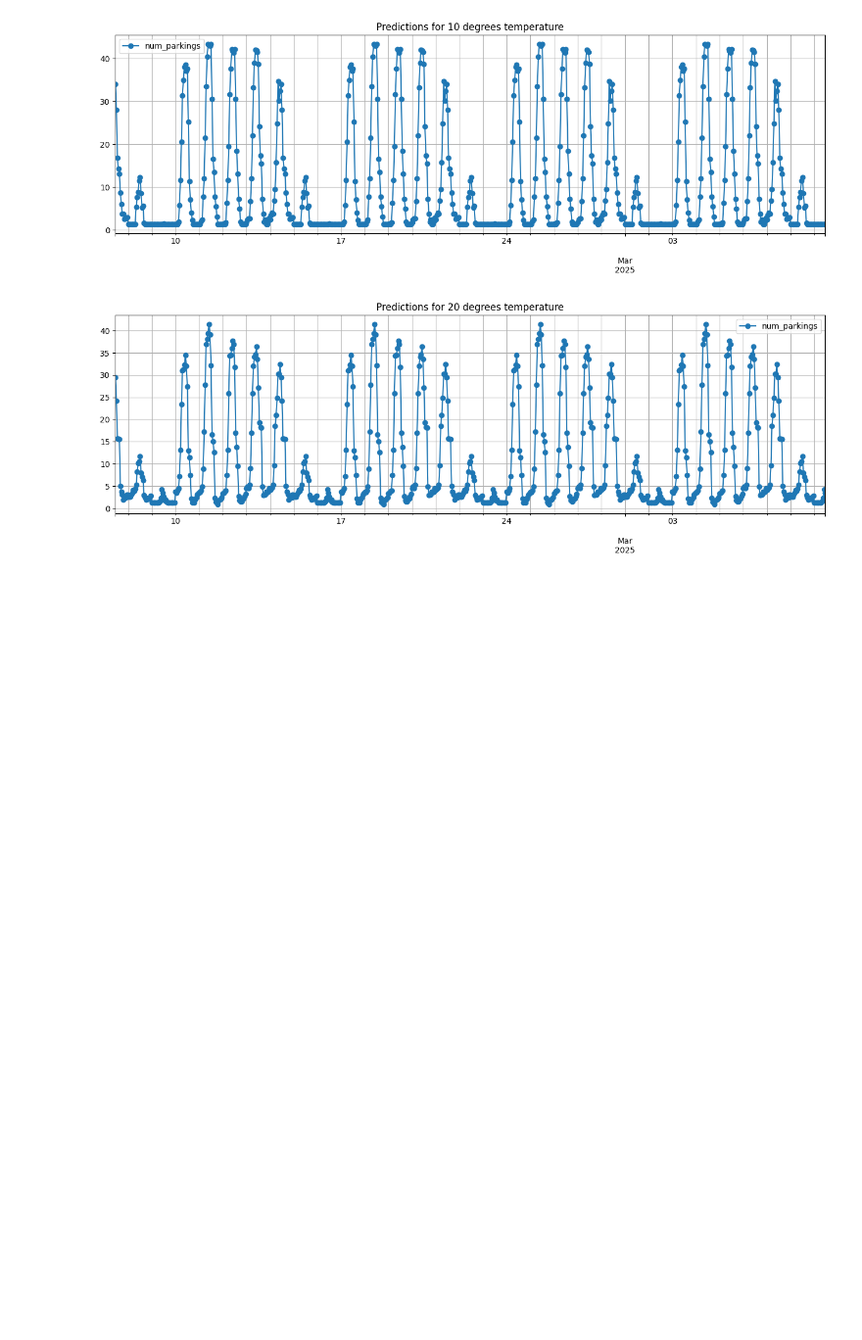
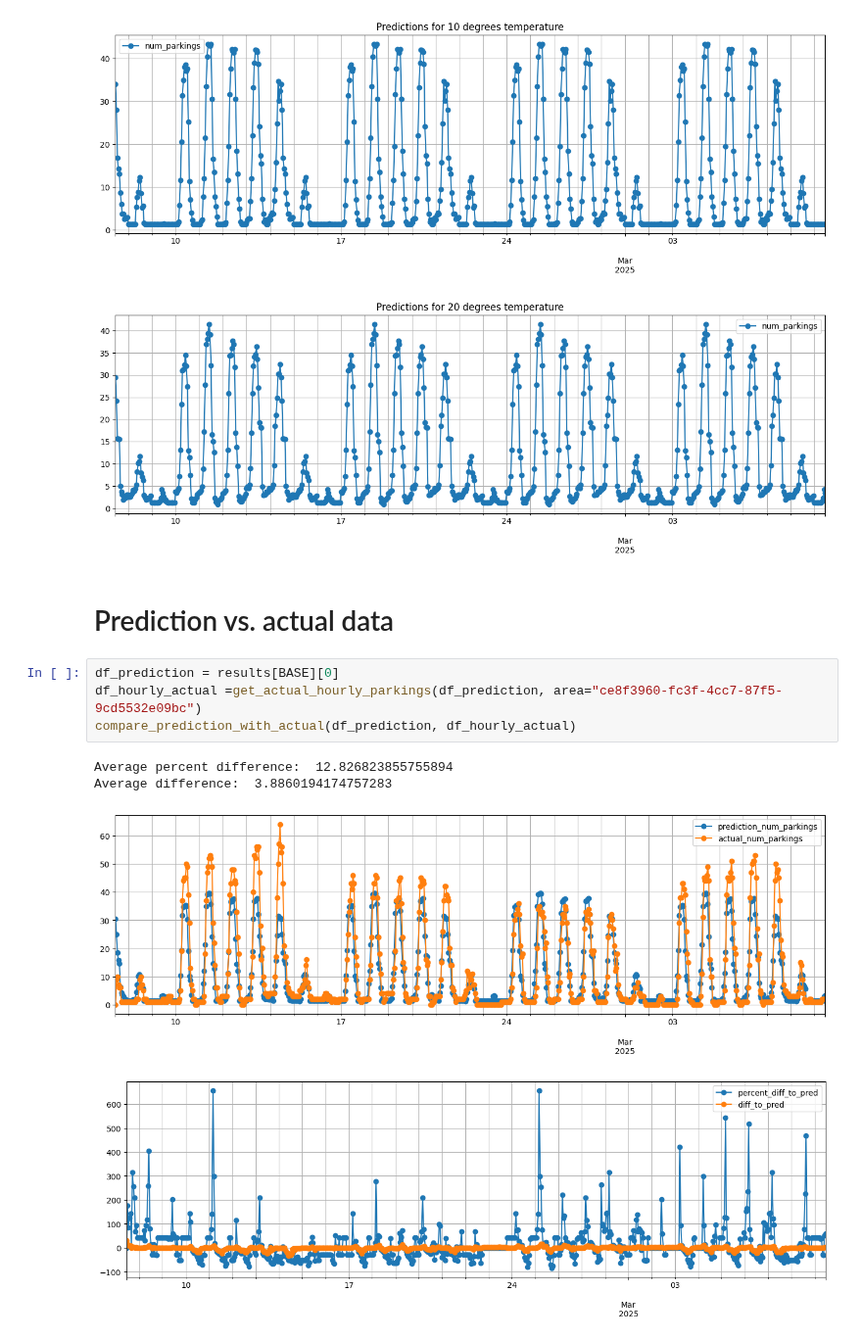
Before and after one commit to City-of-Turku/parkings-weather-correlation, a Jupyter notebook: scikit/mlp_regressor_porthaninkatu6.ipynb, the cells around one changed output. Shown at 98% size. Saved outputs shown, nothing was run; the diff lists cells and outputs as text; blank space fills up the shorter version.

Commit message:
Compare prediction with actual data

```diff
--- a/scikit/mlp_regressor_porthaninkatu6.ipynb
+++ b/scikit/mlp_regressor_porthaninkatu6.ipynb
@@ -197,3 +199,14 @@ draw_results(results)
 [figure]
 [figure]
 [figure]
+# %% [markdown]
+# Prediction vs. actual data
+# %%
+df_prediction = results[BASE][0]
+df_hourly_actual =get_actual_hourly_parkings(df_prediction, area="ce8f3960-fc3f-4cc7-87f5-9cd5532e09bc")
+compare_prediction_with_actual(df_prediction, df_hourly_actual)
+# %% [output]
+Average percent difference:  12.826823855755894
+Average difference:  3.8860194174757283
+[figure, added]
+[figure, added]
```
Also changed, not shown: parts of 2 cells of this notebook.
